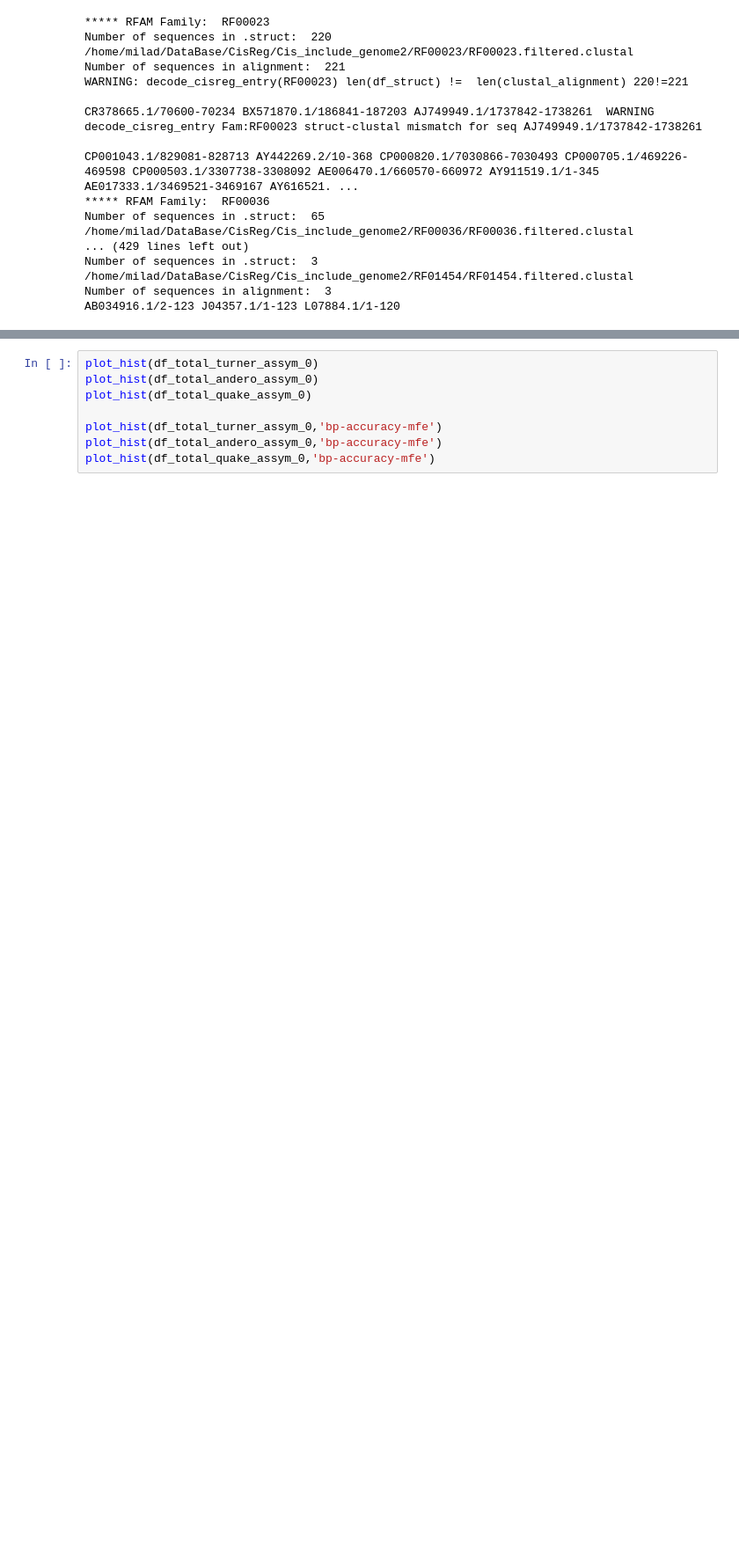
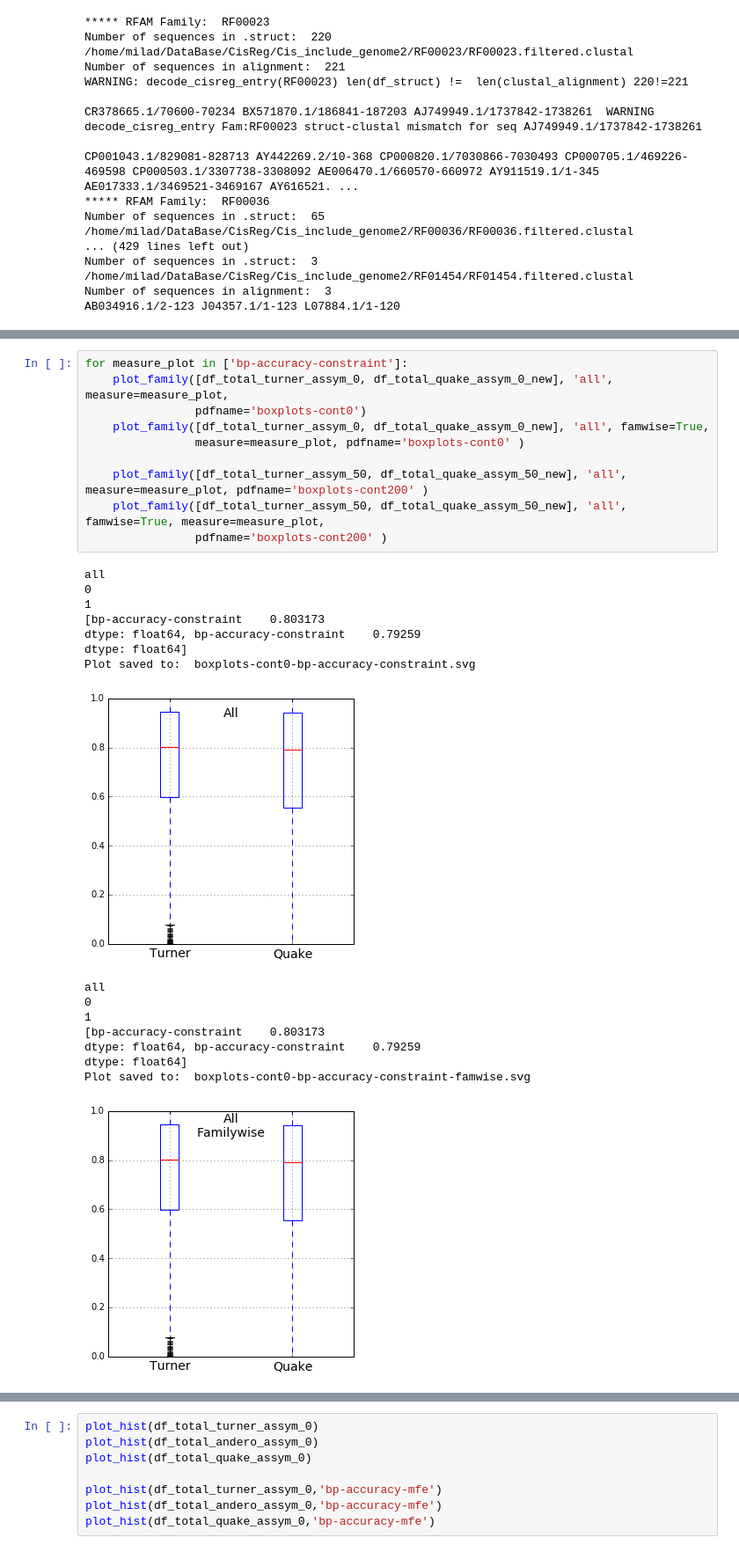
Before and after one commit to mmiladi/mmfold, a Jupyter notebook: cisreg/Benchmark-CisReg.ipynb, the cells around one changed output, grey strips where cells are left out. Shown at 88% size. Drawn from its saved outputs; the diff is of its cells as text; blank space fills up the shorter version.

```diff
--- a/cisreg/Benchmark-CisReg.ipynb
+++ b/cisreg/Benchmark-CisReg.ipynb
@@ -555,0 +474,27 @@ dtype: float64
+# %%
+for measure_plot in ['bp-accuracy-constraint']:
+    plot_family([df_total_turner_assym_0, df_total_quake_assym_0_new], 'all', measure=measure_plot,
+                pdfname='boxplots-cont0')
+    plot_family([df_total_turner_assym_0, df_total_quake_assym_0_new], 'all', famwise=True,
+                measure=measure_plot, pdfname='boxplots-cont0' )
+
+    plot_family([df_total_turner_assym_50, df_total_quake_assym_50_new], 'all', measure=measure_plot, pdfname='boxplots-cont200' )
+    plot_family([df_total_turner_assym_50, df_total_quake_assym_50_new], 'all', famwise=True, measure=measure_plot,
+                pdfname='boxplots-cont200' )
+# %% [output]
+all
+0
+1
+[bp-accuracy-constraint    0.803173
+dtype: float64, bp-accuracy-constraint    0.79259
+dtype: float64]
+Plot saved to:  boxplots-cont0-bp-accuracy-constraint.svg
+[figure, added]
+all
+0
+1
+[bp-accuracy-constraint    0.803173
+dtype: float64, bp-accuracy-constraint    0.79259
+dtype: float64]
+Plot saved to:  boxplots-cont0-bp-accuracy-constraint-famwise.svg
+[figure, added]
```
Also changed, not shown: parts of 8 cells of this notebook, 32 other files.
